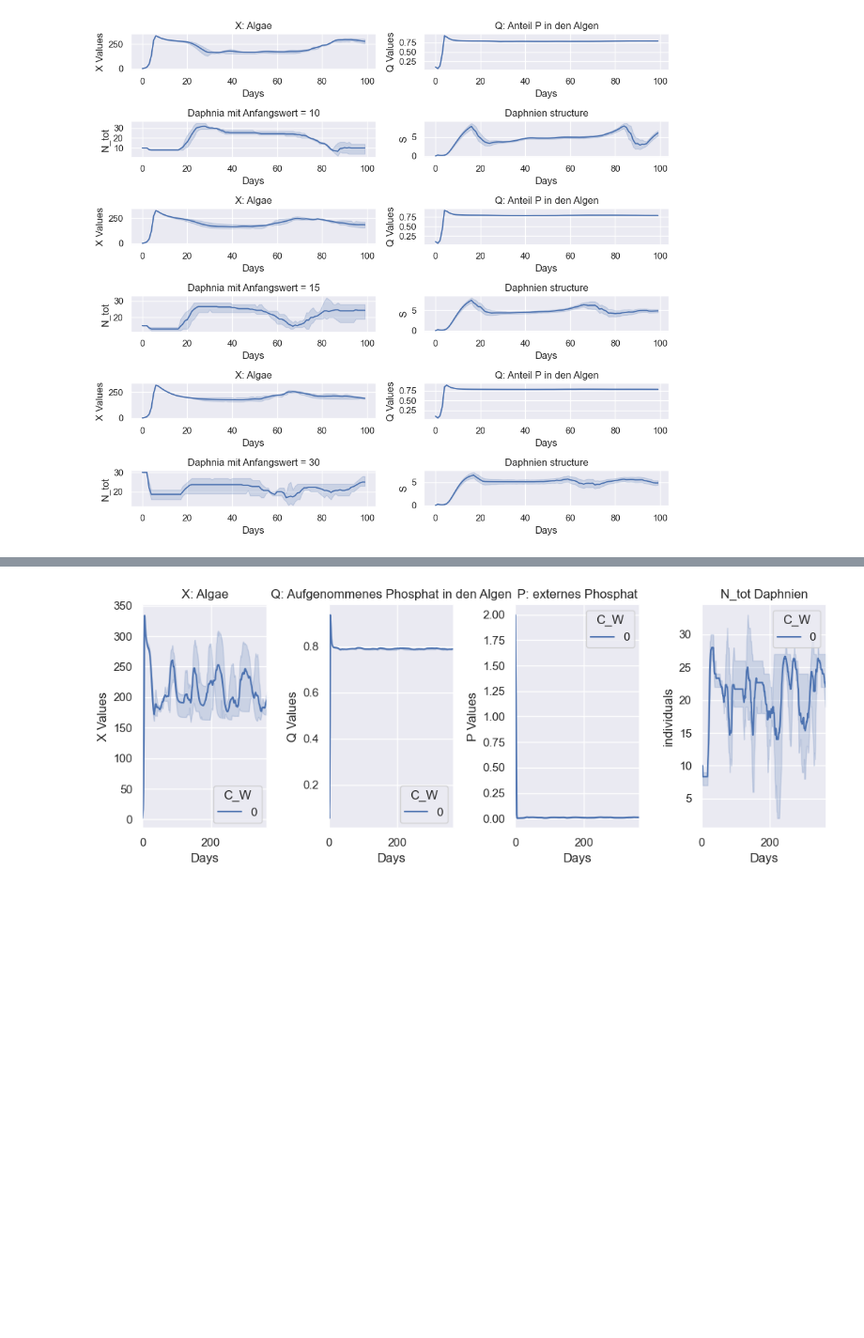
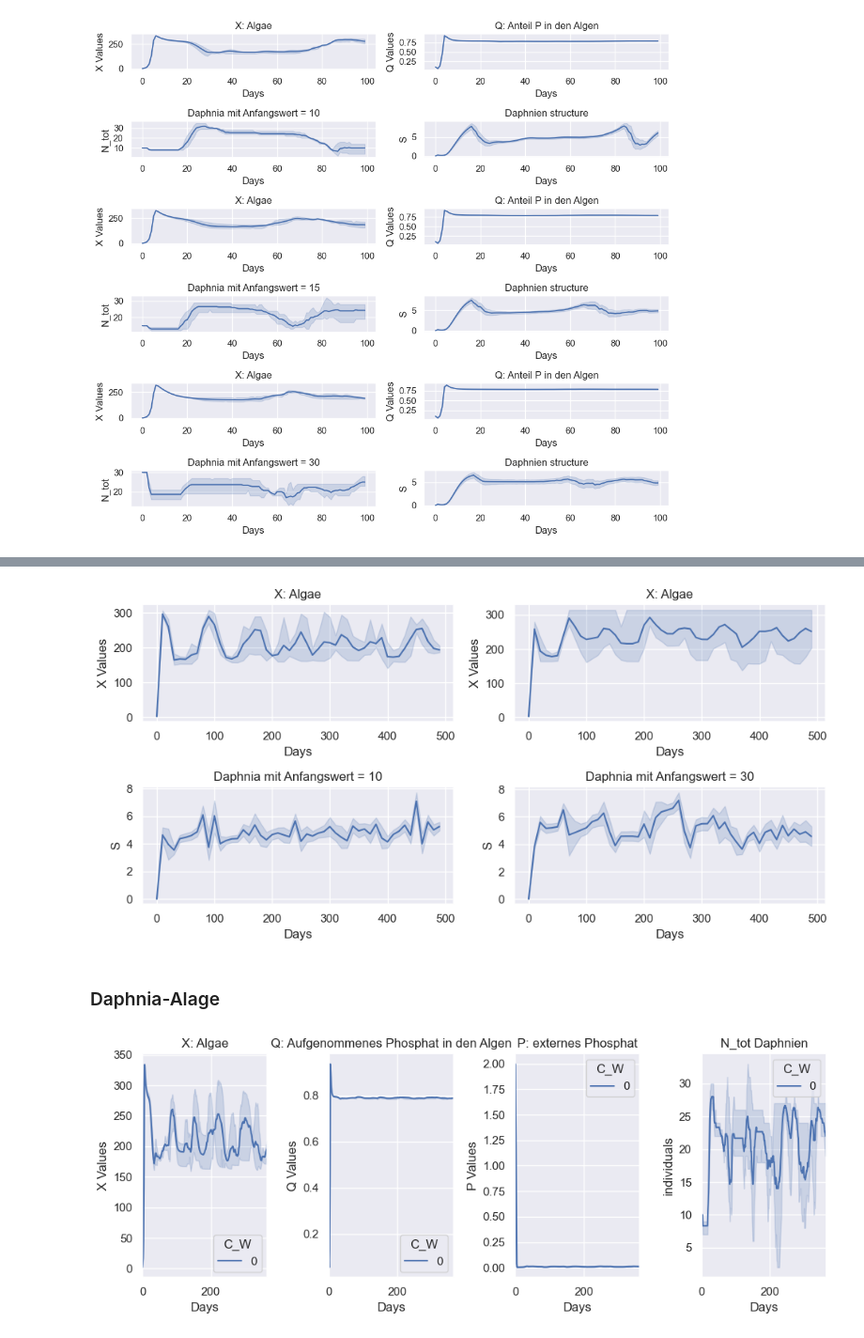
Before and after one commit to Valentin-Schwarz/mempyDEB, a Jupyter notebook: mempyDEB/DEBIBM/algea_model.ipynb, the cells around one changed output, grey strips where cells are left out. Shown at 94% size. Cells and saved outputs as stored; diff of their text form; code cells hidden in the pictures; blank space fills up the shorter version.

```diff
--- a/mempyDEB/DEBIBM/algea_model.ipynb
+++ b/mempyDEB/DEBIBM/algea_model.ipynb
@@ -203,3 +264,33 @@ plt.show()
+# %%
+fig, ax = plt.subplots(ncols = 2, nrows=2, figsize = (10,5))
+col_index = 0
+daph_ind = 0
+
+for i in sim_dap_arr:
+    mout_dap, aout_dap = i
+
+    sns.lineplot(data=mout_dap, x='t_day',y='X', ax= ax[0,col_index] )
+    ax[0,col_index].set_title('X: Algae')
+    ax[0,col_index].set_xlabel('Days')
+    ax[0,col_index].set_ylabel('X Values')
+    #ax[row_plot1,0].set_xlim(0,365)
+
+    sns.lineplot(data=aout_dap, x='t_day',y='S', ax= ax[1,col_index] )
+    ax[1,col_index].set_title(f'Daphnia mit Anfangswert = {daph_vals[daph_ind]}')
+    ax[1,col_index].set_xlabel('Days')
+    ax[1,col_index].set_ylabel('S')
+    #ax[2].set_xlim(0,365)
+
+    col_index += 1
+    daph_ind += 1
+
+
+plt.tight_layout()
+plt.show()
+# %% [output]
+[figure, added]
+# %% [markdown]
+### Daphnia-Alage
 # %%
 p_D = deepcopy(defaultparams_DEBIBM)
 p_D.glb['tspan'] = (0,365)
```
Also changed, not shown: parts of 12 cells of this notebook, 1 other file.
